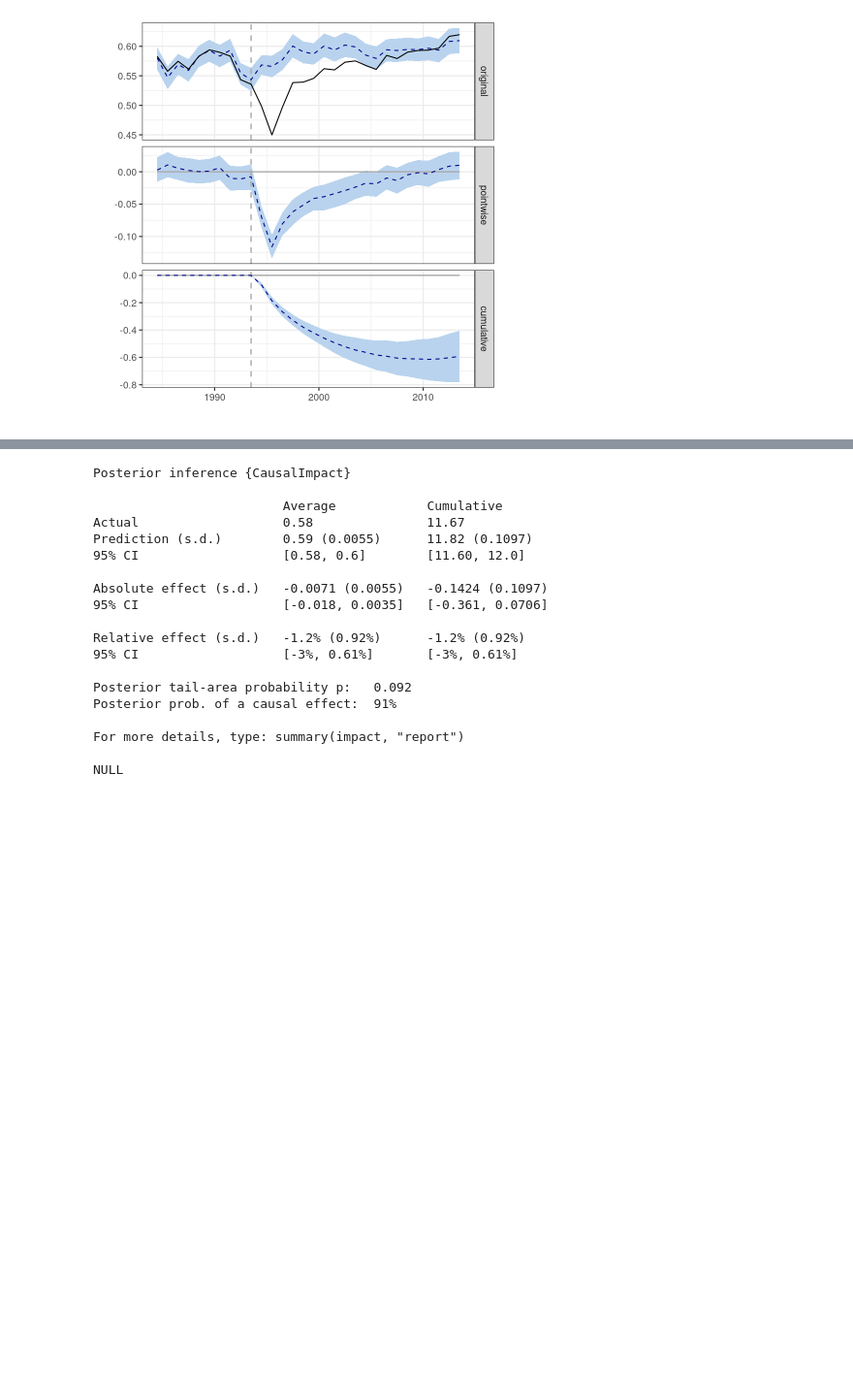
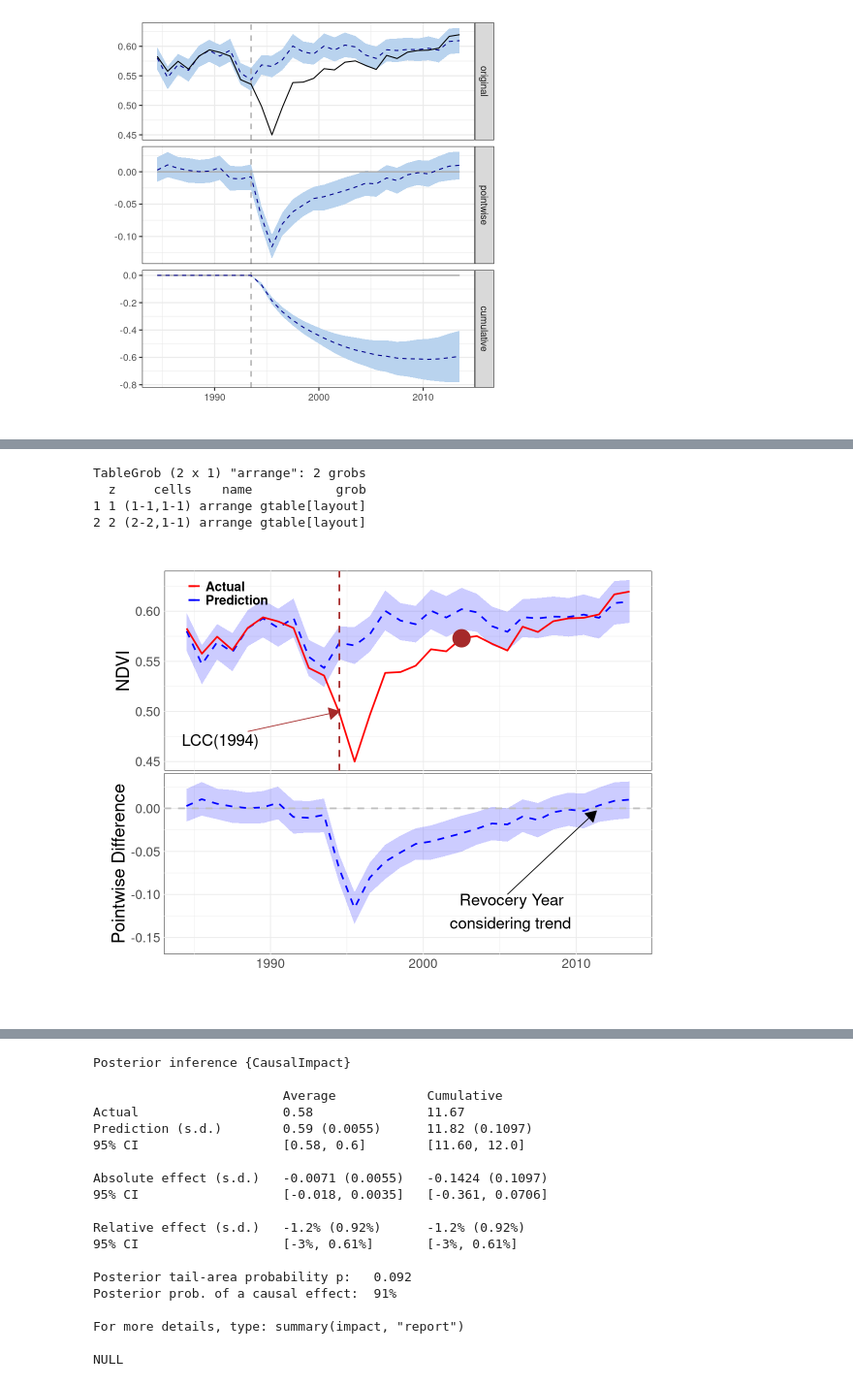
Before and after one commit to hamiddashti/greeness, a Jupyter notebook: codes/src/causal_impact_R2.ipynb, the cells around one changed output, grey strips where cells are left out. Shown at 97% size. Drawn from its saved outputs; the diff is of its cells as text; code cells hidden in the pictures; blank space fills up the shorter version.

```diff
--- a/codes/src/causal_impact_R2.ipynb
+++ b/codes/src/causal_impact_R2.ipynb
@@ -133,0 +229,75 @@ to continuous.
+# %%
+options(
+  repr.plot.width = 10,     # Width of the plot
+  repr.plot.height = 8    # Height of the plot
+)
+gg1 <- ggplot() +
+  geom_line(aes(x = t, y = pred, color = "Prediction"), size = 1, linetype = "dashed") +
+  geom_ribbon(aes(x = t, ymin = pred.lower, ymax = pred.upper, fill = "Prediction"), alpha = 0.2) +
+  geom_line(aes(x = t, y = response, color = "Actual"), size = 1) +
+  labs(
+    x = "",
+    y = "NDVI"
+  ) +
+  scale_color_manual(
+    values = c("Prediction" = "blue", "Actual" = "red"),
+    labels = c("Actual","Prediction")
+  ) +
+  scale_fill_manual(
+    values = c("Prediction" = "blue"),
+    guide = FALSE
+  ) +
+  theme_minimal() +
+  theme(
+    panel.background = element_rect(fill = "white"),
+    axis.text = element_text(size = 16),        # Font size for tick labels
+    axis.text.x = element_blank(),
+    axis.title = element_text(size = 22),
+    legend.position = c(.13,.90),  # Move the legend to the bottom
+    legend.background = element_rect(fill = "white", color = "black"),  # Legend background color and border
+    legend.box = "horizontal",  # Arrange legend items horizontally,
+    legend.text = element_text(size = 16,face="bold"),
+    legend.title = element_blank(),
+    plot.margin=unit(c(1,1,-0.5,1), "cm")
+  )
+  gg1 = gg1+theme(legend.background = element_blank())
+  gg1 <- gg1 +
+  geom_vline(xintercept = as.Date("1994-07-01"), linetype = "dashed", color = "brown",size=1) +
+#   geom_vline(xintercept = as.Date("2011-07-01"), linetype = "dashed", color = "black",size=1) +
+  geom_segment(
+    aes(x = as.Date("1988-07-01"), xend = as.Date("1994-07-01"), y = .48, yend = .5),
+    arrow = arrow(type = "closed", length = unit(0.2, "inches")),
+    lineend = "butt",
+    color = "brown"
+  ) +
+  annotate("text", x = as.Date("1986-07-01"), y = .46, label = "LCC(1994)", vjust = -0.5, hjust = 0.46, color = "black",
+  size=7,face="bold")
+  gg1 = gg1+geom_point(aes(x = as.Date("2002-07-01"), y = response[19]),color = "brown",
+  show.legend = FALSE, size = 8,stroke=2)
+
+
+gg2 <- ggplot() +
+  geom_line(aes(x=t,y = point.effect), color = "blue", size = 1,linetype="dashed") +
+  geom_ribbon(aes(t,ymin=point.effect.lower,ymax=point.effect.upper),fill="blue",alpha=0.2)+
+  # geom_line(aes(x=t,y = response), color = "red", size = 1) +
+  labs(
+    x = "",
+    y = "Pointwise Difference"
+  ) + theme_minimal() + theme(panel.background = element_rect(fill = "white")
+  , axis.text = element_text(size = 16),        # Font size for tick labels
+    axis.title = element_text(size = 22),plot.margin=unit(c(-.33,1,1,.8), "cm") )  # Remove gridlines
+gg2 <- gg2 +
+  geom_hline(yintercept = 0, linetype = "dashed", color = "gray",size=1) +
+  geom_segment(
+    aes(x = as.Date("2005-07-01"), xend = as.Date("2011-05-01"), y = -0.1, yend = -.003),
+    arrow = arrow(type = "closed", length = unit(0.2, "inches")),
+    lineend = "butt",
+    color = "black"
+  ) +
+  annotate("text", x = as.Date("2005-07-01"), y = -.16, label = "Revocery Year\nconsidering trend ", vjust = -0.5, hjust = 0.46, color = "black",
+  size=7)
+
+
+combined_plot <- grid.arrange(gg1, gg2, nrow = 2)
+combined_plot
+# %% [output]
@@ -133,0 +310,5 @@ to continuous.
+TableGrob (2 x 1) "arrange": 2 grobs
+  z     cells    name           grob
+1 1 (1-1,1-1) arrange gtable[layout]
+2 2 (2-2,1-1) arrange gtable[layout]
+[figure, added]
```
Also changed, not shown: parts of 13 cells of this notebook, 3 other files.
